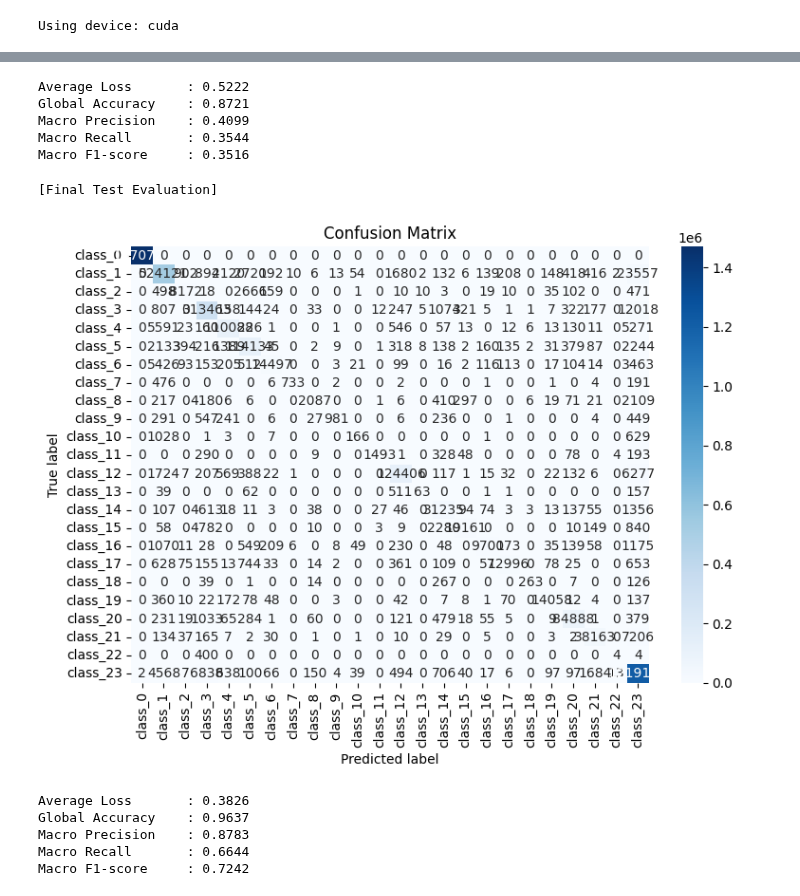
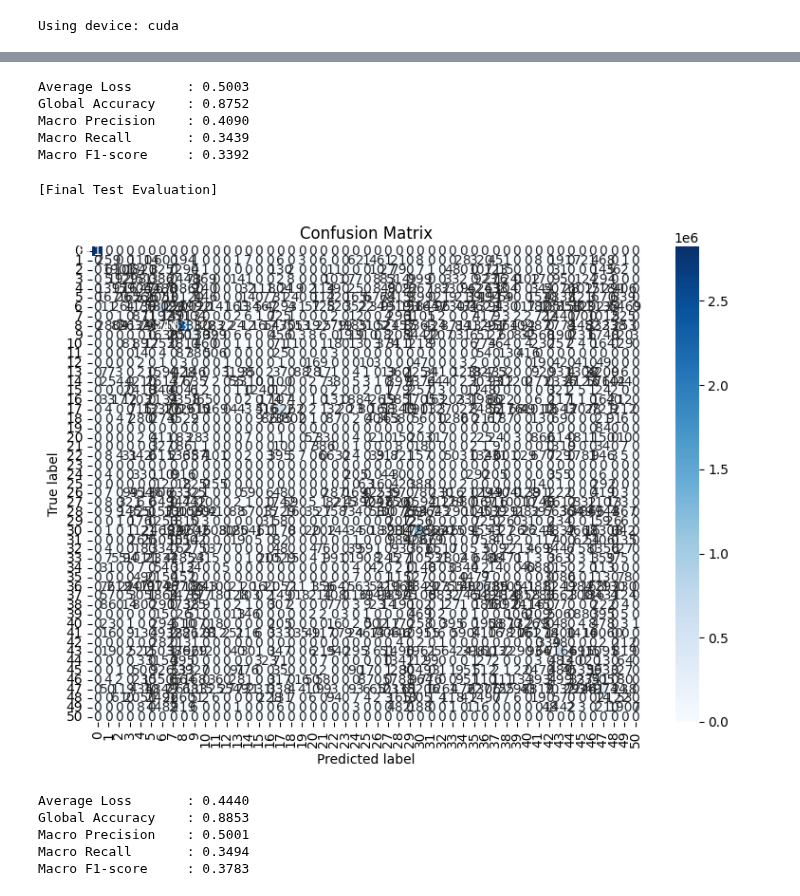
Before and after one commit to giovannisetaro/DSWProject_CropIdentification, a Jupyter notebook: src/Comparison.ipynb, the cells around one changed output, grey strips where cells are left out. Saved outputs shown, nothing was run; the diff lists cells and outputs as text; code cells hidden in the pictures.

```diff
--- a/src/Comparison.ipynb
+++ b/src/Comparison.ipynb
@@ -68,53 +68,50 @@ def evaluate_cnn_model(model_path, kernel_size=5, num_classes=51):
     )
 
 
-# ----------- Random Forest Evaluation ------------
+def evaluate_rf_model(model_path,
+                      data_path='/storage/courses/CropIdentification/DSWProject_CropIdentification/data/test_pixelwise.npz',
+                      scaler_path='/storage/courses/CropIdentification/DSWProject_CropIdentification/models/scaler.joblib'):
 
-def evaluate_rf_model(model_path, data_path='/storage/courses/CropIdentification/DSWProject_CropIdentification/data/test_pixelwise.npz',
-                        scaler_path='/storage/courses/CropIdentification/DSWProject_CropIdentification/models/scaler.joblib'):
-    """
-    Load Random Forest model and pixel-wise test data,
-    predict on test set, print metrics, and plot confusion matrix.
-    """
     data = np.load(data_path)
     X_test_rf = data['X']
     y_test_rf = data['y']
 
-    all_classes = np.unique(y_test_rf)
-    num_classes = len(all_classes)
-
-    class_map = {old_label: new_label for new_label, old_label in enumerate(all_classes)}
-
-    def map_labels(y, mapping):
-        y_mapped = np.copy(y)
-        for old_label, new_label in mapping.items():
-            y_mapped[y == old_label] = new_label
-        return y_mapped
-    y_test_rf = map_labels(y_test_rf, class_map)
 
     rf_model = joblib.load(model_path)
     if scaler_path is not None:
         scaler = joblib.load(scaler_path)
         X_test_rf = scaler.transform(X_test_rf)
+
     y_pred_rf_proba = rf_model.predict_proba(X_test_rf)
     y_pred_rf = np.argmax(y_pred_rf_proba, axis=1)
 
-    # Calcolo della log-loss
-    ll_test = log_loss(y_test_rf, y_pred_rf_proba, labels=list(class_map.values()))
-    total_loss = ll_test * len(y_test_rf)
-    class_names = [f"class_{i}" for i in range(num_classes)]
 
+    classes_model = rf_model.classes_
+    class_to_idx = {cls: idx for idx, cls in enumerate(classes_model)}
+    try:
+        y_test_mapped = np.array([class_to_idx[label] for label in y_test_rf])
+    except KeyError as e:
+        print(f"[WARNING] Test set contiene classi non viste in training: {e}")
+
+
+
+    ll_test = log_loss(y_test_mapped, y_pred_rf_proba, labels=range(len(classes_model)))
+    total_loss = ll_test * len(y_test_mapped)
+
+    num_classes = len(classes_model)
+    class_names = [str(cls) for cls in classes_model]
 
     print("\n[Final Test Evaluation]")
     cm_test, metrics_test = evaluate(
-        y_true=y_test_rf,
+        y_true=y_test_mapped,
         y_pred=y_pred_rf,
         num_classes=num_classes,
         total_loss=total_loss,
-        data_length=len(y_test_rf),
+        data_length=len(y_test_mapped),
         plot_cm=True,
         class_names=class_names,
     )
+
 
 
 # ----------- Main evaluation -----------
@@ -141,12 +138,12 @@ Using device: cuda
-Average Loss       : 0.5222
-Global Accuracy    : 0.8721
-Macro Precision    : 0.4099
-Macro Recall       : 0.3544
-Macro F1-score     : 0.3516
+Average Loss       : 0.5003
+Global Accuracy    : 0.8752
+Macro Precision    : 0.4090
+Macro Recall       : 0.3439
+Macro F1-score     : 0.3392
 [Final Test Evaluation]
-[figure, old version]
+[figure, new version]
-Average Loss       : 0.3826
-Global Accuracy    : 0.9637
-Macro Precision    : 0.8783
-Macro Recall       : 0.6644
-Macro F1-score     : 0.7242
+Average Loss       : 0.4440
+Global Accuracy    : 0.8853
+Macro Precision    : 0.5001
+Macro Recall       : 0.3494
+Macro F1-score     : 0.3783
```
Also changed, not shown: parts of 1 cell of this notebook, 1 other file.
